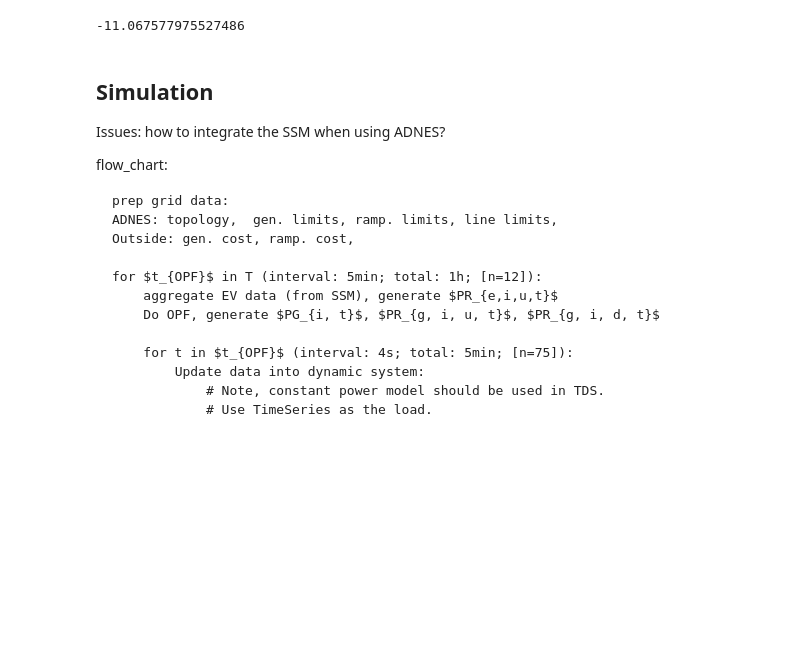
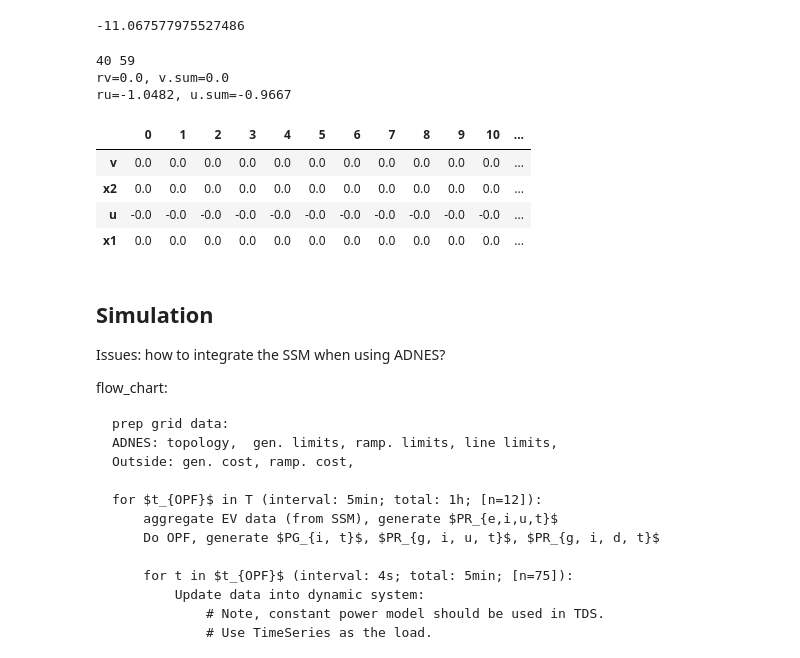
Before and after one commit to shebuxin/andes, a Jupyter notebook: jwang/notes2/ev_ssm2.ipynb, the cells around one changed output. Saved outputs shown, nothing was run; the diff lists cells and outputs as text; code cells hidden in the pictures; blank space fills up the shorter version.

```diff
--- a/jwang/notes2/ev_ssm2.ipynb
+++ b/jwang/notes2/ev_ssm2.ipynb
@@ -1049,33 +1049,44 @@ Pd
 # %%
 # --- RegDn ---
 
-Pi = -10
+Pi = -12
 x = sse.x0.copy()
 
-rv = max(Pi - Pc, 0) / (sse.Pave * sse.ne)
+rv = max(Pi, Pc) / (sse.Pave * sse.ne)
 v = np.zeros(sse.Ns)
 for j in range(sse.Ns):
-    a = rv - np.sum([x[h+sse.Ns] + u[h] for h in range(j+1, 20)])
-    b = x[j+sse.Ns] + u[j]
-    v[j] = min(max(a, 0), b)
+    a = rv + np.sum(x[2*sse.Ns: 2*sse.Ns+j])
+    # TODO: should limit a to be negative?
+    if j ==19:
+        print(2*sse.Ns, 2*sse.Ns+j)
+    v[j] = max(min(a, 0), -1 * x[j+2*sse.Ns])
 
-ru = min(Pi, Pa) / (sse.Pave * sse.ne)
+ru = min(Pi-Pc, 0) / (sse.Pave * sse.ne)
 u = np.zeros(sse.Ns)
 for j in range(sse.Ns):
-    a = ru - np.sum([x[h] for h in range(j+1, 20)])
-    # TODO: should limit a to be positive? Yes
-    u[j] = min(max(a, 0), x[j])
+    a = ru - np.sum(v[0:j]) - np.sum(u[0:j-1])
+    # TODO: should limit a to be positive?
+    u[j] = max(min(a, 0), -1 * x[j+sse.Ns])
 
 res = pd.DataFrame()
+res['v'] = v
+res['x2'] = x[40:60]
 res['u'] = u
-res['x0'] = x[0:20]
-res['v'] = v
 res['x1'] = x[20:40]
 
+print(f"rv={rv.round(4)}, v.sum={v.sum().round(4)}")
 print(f"ru={ru.round(4)}, u.sum={u.sum().round(4)}")
-print(f"rv={rv.round(4)}, v.sum={v.sum().round(4)}")
 
 res.T.round(4)
+# %% [output]
+40 59
+rv=0.0, v.sum=0.0
+ru=-1.0482, u.sum=-0.9667
+|  | 0 | 1 | 2 | 3 | 4 | 5 | 6 | 7 | 8 | 9 | 10 | ... |
+| v | 0.0 | 0.0 | 0.0 | 0.0 | 0.0 | 0.0 | 0.0 | 0.0 | 0.0 | 0.0 | 0.0 | ... |
+| x2 | 0.0 | 0.0 | 0.0 | 0.0 | 0.0 | 0.0 | 0.0 | 0.0 | 0.0 | 0.0 | 0.0 | ... |
+| u | -0.0 | -0.0 | -0.0 | -0.0 | -0.0 | -0.0 | -0.0 | -0.0 | -0.0 | -0.0 | -0.0 | ... |
+| x1 | 0.0 | 0.0 | 0.0 | 0.0 | 0.0 | 0.0 | 0.0 | 0.0 | 0.0 | 0.0 | 0.0 | ... |
 # %%
 # --- RegUp ---
 # Pi is the input signal, which is the input AGC signal
```
Also changed, not shown: parts of 1 cell of this notebook.
